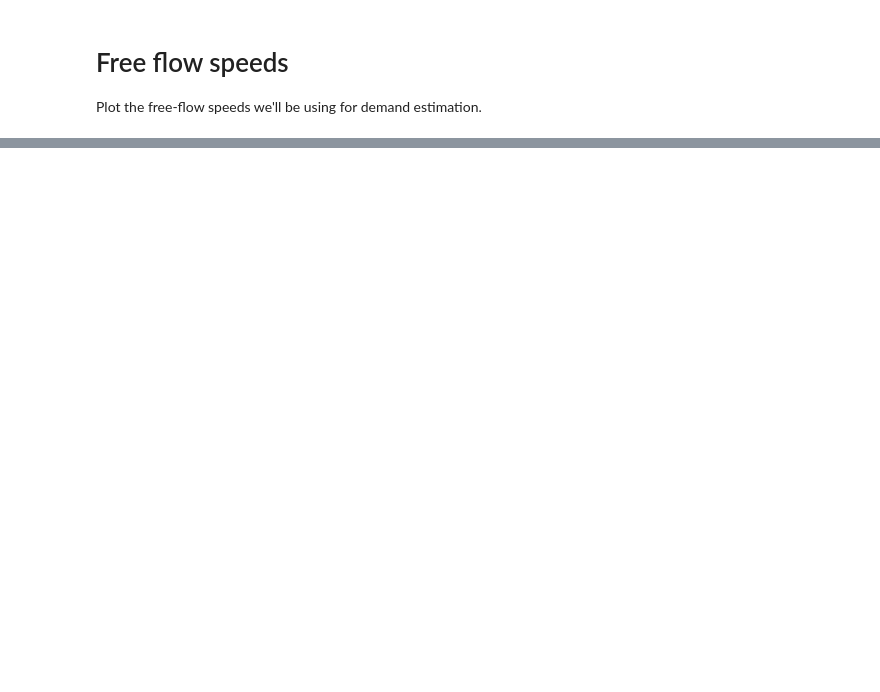
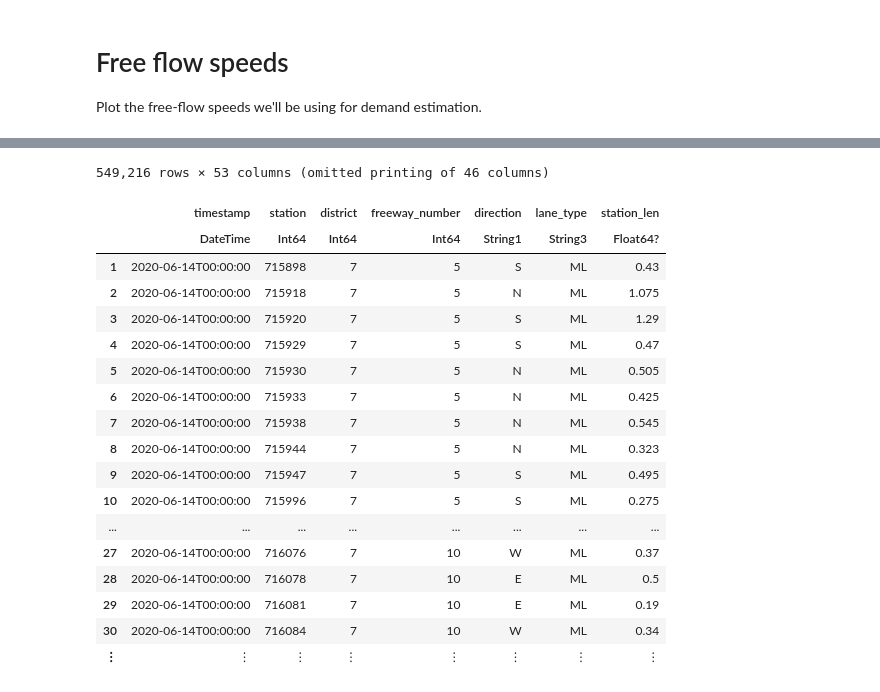
Before and after one commit to mattwigway/peak-spreading, a Jupyter notebook: notebooks/Free flow speed plot.ipynb, the cells around one changed output, grey strips where cells are left out. Drawn from its saved outputs; the diff is of its cells as text; code cells hidden in the pictures; blank space fills up the shorter version.

```diff
--- a/notebooks/Free flow speed plot.ipynb
+++ b/notebooks/Free flow speed plot.ipynb
@@ -43,0 +63,23 @@ histogram!(ffs.pct95, alpha=0.5, label="95th percentile", bins=breaks, stroke=fa
+# %%
+day = KFactors.read_day_file("/Volumes/Pheasant Ridge/pems/d07_text_station_5min_2020_06_14.txt.gz");
+day = day[day.lane_type .== "ML", :];
+# %% [output]
+549,216 rows × 53 columns (omitted printing of 46 columns)
+|  | timestamp | station | district | freeway_number | direction | lane_type | station_len |
+|  | DateTime | Int64 | Int64 | Int64 | String1 | String3 | Float64? |
+| 1 | 2020-06-14T00:00:00 | 715898 | 7 | 5 | S | ML | 0.43 |
+| 2 | 2020-06-14T00:00:00 | 715918 | 7 | 5 | N | ML | 1.075 |
+| 3 | 2020-06-14T00:00:00 | 715920 | 7 | 5 | S | ML | 1.29 |
+| 4 | 2020-06-14T00:00:00 | 715929 | 7 | 5 | S | ML | 0.47 |
+| 5 | 2020-06-14T00:00:00 | 715930 | 7 | 5 | N | ML | 0.505 |
+| 6 | 2020-06-14T00:00:00 | 715933 | 7 | 5 | N | ML | 0.425 |
+| 7 | 2020-06-14T00:00:00 | 715938 | 7 | 5 | N | ML | 0.545 |
+| 8 | 2020-06-14T00:00:00 | 715944 | 7 | 5 | N | ML | 0.323 |
+| 9 | 2020-06-14T00:00:00 | 715947 | 7 | 5 | S | ML | 0.495 |
+| 10 | 2020-06-14T00:00:00 | 715996 | 7 | 5 | S | ML | 0.275 |
+| ... | ... | ... | ... | ... | ... | ... | ... |
+| 27 | 2020-06-14T00:00:00 | 716076 | 7 | 10 | W | ML | 0.37 |
+| 28 | 2020-06-14T00:00:00 | 716078 | 7 | 10 | E | ML | 0.5 |
+| 29 | 2020-06-14T00:00:00 | 716081 | 7 | 10 | E | ML | 0.19 |
+| 30 | 2020-06-14T00:00:00 | 716084 | 7 | 10 | W | ML | 0.34 |
+| ⋮ | ⋮ | ⋮ | ⋮ | ⋮ | ⋮ | ⋮ | ⋮ |
```
Also changed, not shown: parts of 14 cells of this notebook, 3 other files.
